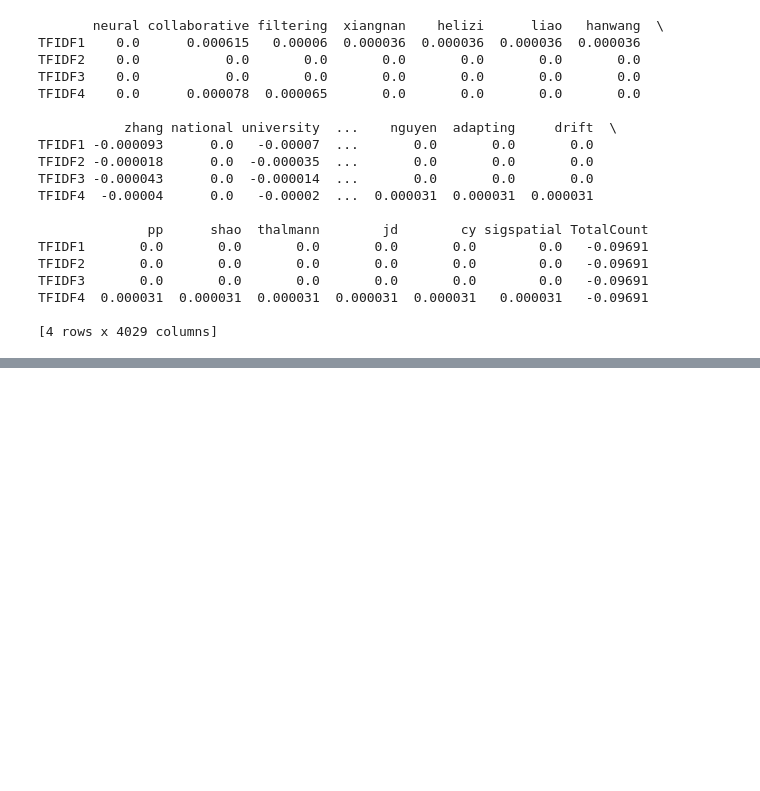
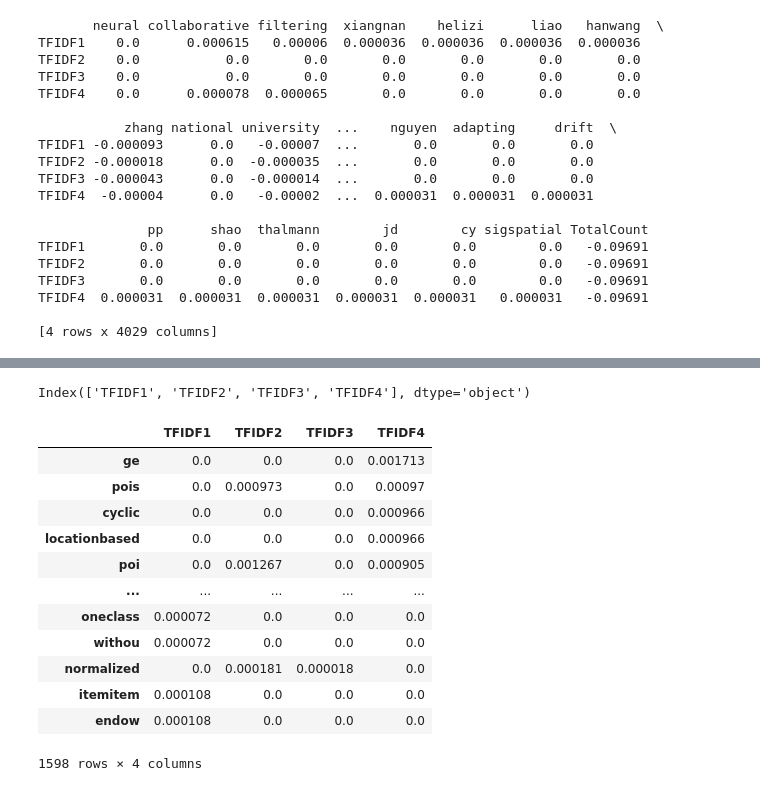
Before and after one commit to youareeverysingleday/MachineLearningAssignments, a Jupyter notebook: codes/5RecommondationSystem/1SimpleTFIDFExample.ipynb, the cells around one changed output, grey strips where cells are left out. Cells and saved outputs as stored; diff of their text form; code cells hidden in the pictures; blank space fills up the shorter version.

Commit message:
completed assignment of TFIDF on 20220511.

```diff
--- a/codes/5RecommondationSystem/1SimpleTFIDFExample.ipynb
+++ b/codes/5RecommondationSystem/1SimpleTFIDFExample.ipynb
@@ -454,0 +485,27 @@ IFIDF.loc['TFIDF4'].T.to_csv("../../data/TFIDF/P4_TFIDF.csv")
+# %%
+IFIDF_T = IFIDF.T
+IFIDF_T.columns
+# %% [output]
+Index(['TFIDF1', 'TFIDF2', 'TFIDF3', 'TFIDF4'], dtype='object')
+# %%
+# 提取专业词汇
+
+ProfessionalWords = IFIDF_T.loc[(IFIDF_T['TFIDF1']>0.00005)
+                                | (IFIDF_T['TFIDF2']>0.00005)
+                                | (IFIDF_T['TFIDF3']>0.00005)
+                                | (IFIDF_T['TFIDF4']>0.00005)]
+ProfessionalWords
+# %% [output]
+|  | TFIDF1 | TFIDF2 | TFIDF3 | TFIDF4 |
+| ge | 0.0 | 0.0 | 0.0 | 0.001713 |
+| pois | 0.0 | 0.000973 | 0.0 | 0.00097 |
+| cyclic | 0.0 | 0.0 | 0.0 | 0.000966 |
+| locationbased | 0.0 | 0.0 | 0.0 | 0.000966 |
+| poi | 0.0 | 0.001267 | 0.0 | 0.000905 |
+| ... | ... | ... | ... | ... |
+| oneclass | 0.000072 | 0.0 | 0.0 | 0.0 |
+| withou | 0.000072 | 0.0 | 0.0 | 0.0 |
+| normalized | 0.0 | 0.000181 | 0.000018 | 0.0 |
+| itemitem | 0.000108 | 0.0 | 0.0 | 0.0 |
+| endow | 0.000108 | 0.0 | 0.0 | 0.0 |
+1598 rows × 4 columns
```
Also changed, not shown: parts of 15 cells of this notebook, 3 other files.
